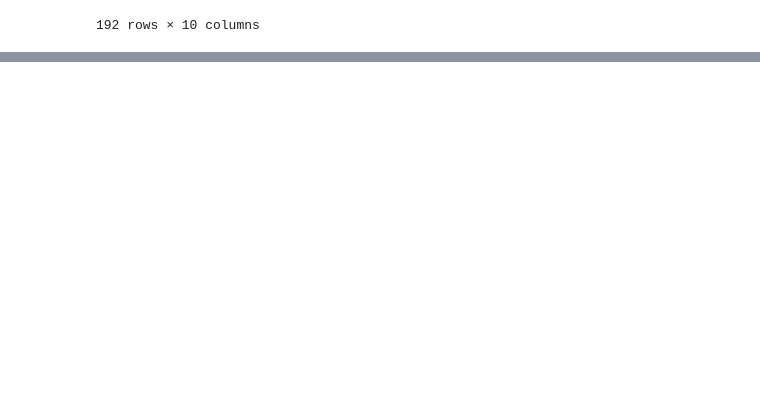
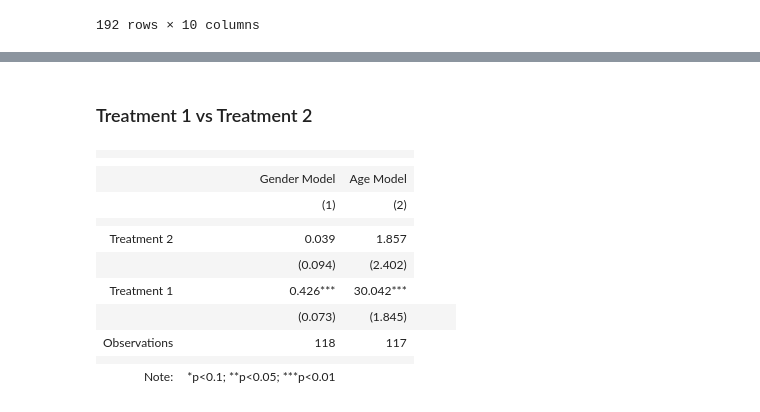
Before and after one commit to ahmedfaridkhan/item-estimation-survey, a Jupyter notebook: BA830_analysis.ipynb, the cells around one changed output, grey strips where cells are left out. Saved outputs shown, nothing was run; the diff lists cells and outputs as text; code cells hidden in the pictures; blank space fills up the shorter version.

```diff
--- a/BA830_analysis.ipynb
+++ b/BA830_analysis.ipynb
@@ -181,0 +283,14 @@ survey_df
+# %%
+import numpy as np
+
+conditions = [
+    survey_df['group'] == 'control',
+    survey_df['group'] == 'treatment 1'
+]
+
+values = [0, 1]
+
+default_value = 2
+
+survey_df['treatment_arm'] = np.select(conditions, values, default=default_value)
+survey_df['Gender_numeric'] = survey_df['Gender'].map({'Male': 1, 'Female': 0, 'Non-binary / third gende': 2})
@@ -181,0 +358,34 @@ survey_df
+# %% [markdown]
+### Treatment 1 vs Treatment 2
+# %%
+survey_df_treatmentcheck = survey_df[survey_df['treatment_arm']!=0]
+# %%
+model_treatment_arm_gender = sm.OLS.from_formula('Gender_numeric ~ C(treatment_arm)', data=survey_df_treatmentcheck).fit()
+model_treatment_arm_age = sm.OLS.from_formula('Age ~ C(treatment_arm)', data=survey_df_treatmentcheck).fit()
+
+stargazer = Stargazer([model_treatment_arm_gender, model_treatment_arm_age])
+stargazer.custom_columns(['Gender Model', 'Age Model'])
+
+stargazer.show_model_numbers = False
+stargazer.show_degrees_of_freedom = False
+stargazer.show_r2 = False
+stargazer.show_adj_r2 = False
+stargazer.show_residual_std_err = False
+stargazer.show_f_statistic = False
+stargazer.show_nobs = False
+
+stargazer.rename_covariates({'Intercept': 'Treatment 1', 'C(treatment_arm)[T.2]': 'Treatment 2'})
+stargazer
+# %% [output]
+|  |  |  |
+|  |
+|  | Gender Model | Age Model |
+|  | (1) | (2) |
+|  |  |  |
+| Treatment 2 | 0.039 | 1.857 |
+|  | (0.094) | (2.402) |
+| Treatment 1 | 0.426*** | 30.042*** |
+|  | (0.073) | (1.845) |  |  |  |
+| Observations | 118 | 117 |
+|  |  |  |
+| Note: | *p<0.1; **p<0.05; ***p<0.01 |  |
```
Also changed, not shown: parts of 13 cells of this notebook.
